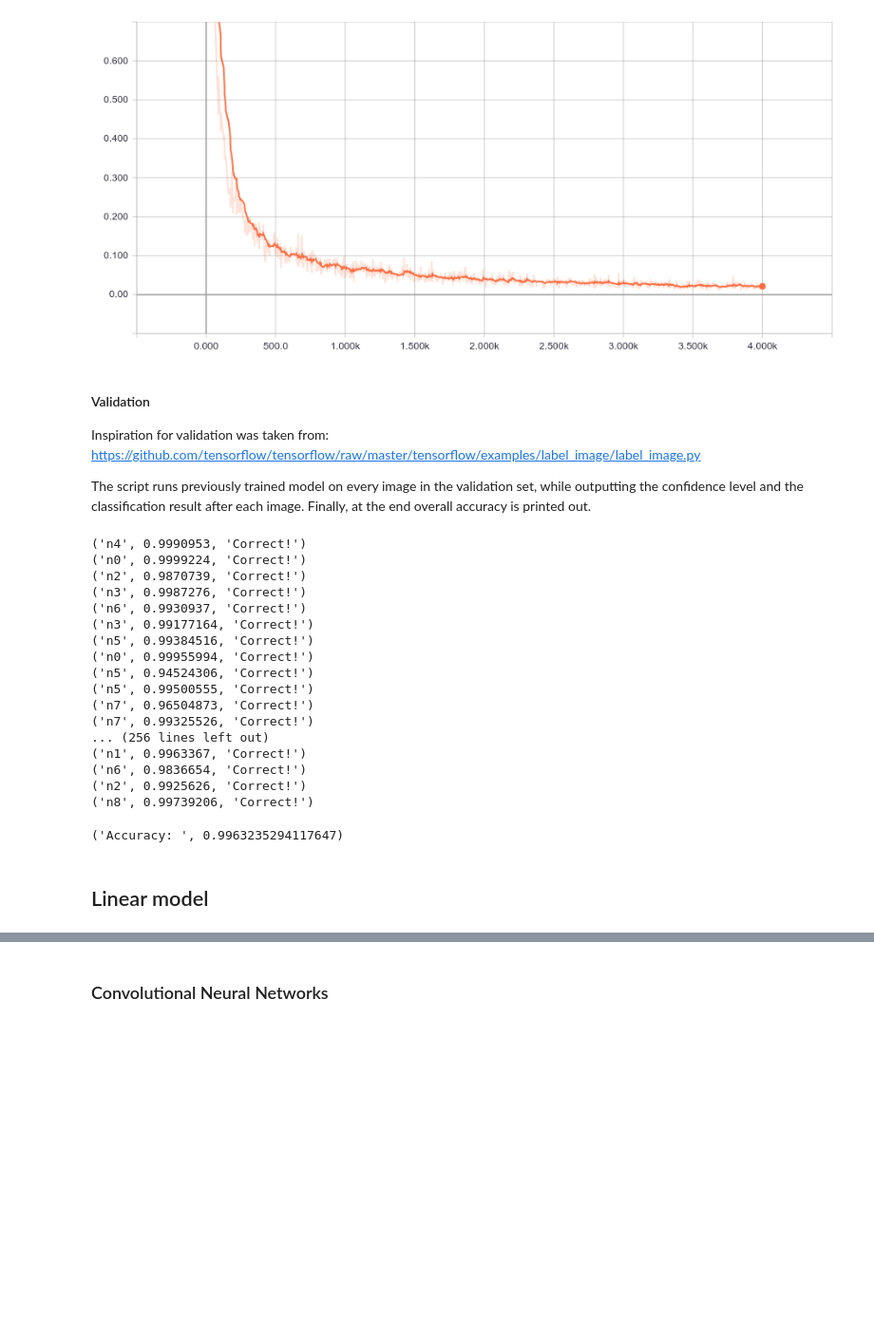
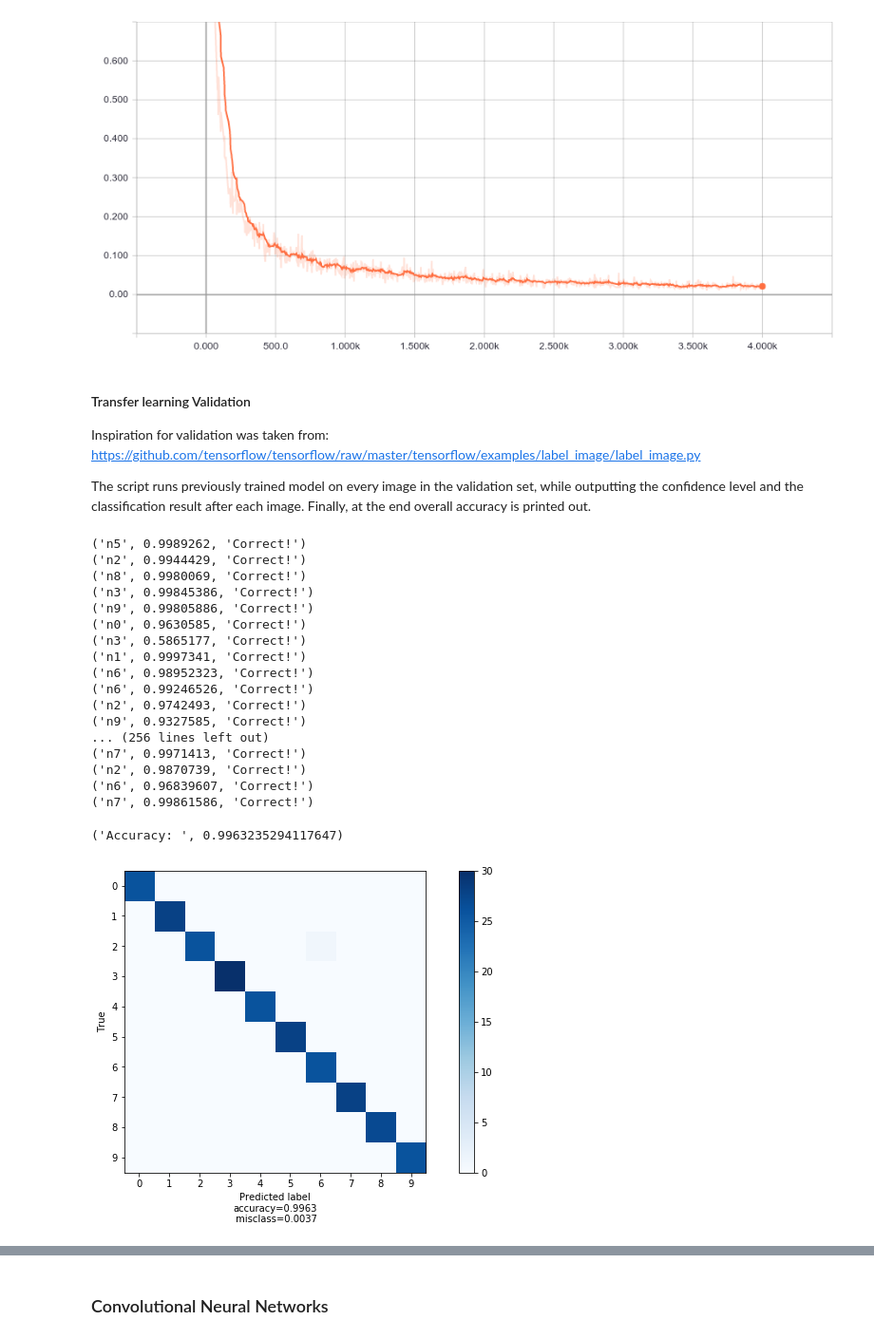
Before and after one commit to Rokasl/DeepLearning-10monkeys, a Jupyter notebook: main.ipynb, the cells around one changed output, grey strips where cells are left out. Shown: that part at 95% size. Cells and saved outputs as stored; diff of their text form; code cells hidden in the pictures; blank space fills up the shorter version.

```diff
--- a/main.ipynb
+++ b/main.ipynb
@@ -243,7 +244,7 @@ Image("./retrained_model/image_graphs/cross_entropy.png")
 # %% [output]
 [figure]
 # %% [markdown]
-#### Validation
+#### Transfer learning Validation
 
 Inspiration for validation was taken from: https://github.com/tensorflow/tensorflow/raw/master/tensorflow/examples/label_image/label_image.py
 
@@ -299,6 +300,7 @@ labels = load_labels(label_file)
 #shuffle test dataframe
 test_Tlearning = test.sample(frac=1)
 correct = 0
+preds = []
 for index, row in test_Tlearning.iterrows():
     t = read_tensor_from_image_file(row["path"])
 
@@ -310,33 +312,53 @@ for index, row in test_Tlearning.iterrows():
 
     top_k = results.argsort()[-1:][::-1]
     for i in top_k:
+        preds.append(labels[i])
         if (labels[i] == row["labels"]):
             print(labels[i], results[i], "Correct!")
             correct = correct + 1
         else:
-            print(labels[i], results[i], "False! -Correct was: " + row["labels"] + " Path: " + row["path"])
+            print(labels[i], results[i], "False! -Correct was: ", row["labels"], " Path: ", row["path"])
 # %% [output]
-('n4', 0.9990953, 'Correct!')
-('n0', 0.9999224, 'Correct!')
+('n5', 0.9989262, 'Correct!')
+('n2', 0.9944429, 'Correct!')
+('n8', 0.9980069, 'Correct!')
+('n3', 0.99845386, 'Correct!')
+('n9', 0.99805886, 'Correct!')
+('n0', 0.9630585, 'Correct!')
+('n3', 0.5865177, 'Correct!')
+('n1', 0.9997341, 'Correct!')
+('n6', 0.98952323, 'Correct!')
+('n6', 0.99246526, 'Correct!')
+('n2', 0.9742493, 'Correct!')
+('n9', 0.9327585, 'Correct!')
+... (256 lines left out)
+('n7', 0.9971413, 'Correct!')
 ('n2', 0.9870739, 'Correct!')
-('n3', 0.9987276, 'Correct!')
-('n6', 0.9930937, 'Correct!')
-('n3', 0.99177164, 'Correct!')
-('n5', 0.99384516, 'Correct!')
-('n0', 0.99955994, 'Correct!')
-('n5', 0.94524306, 'Correct!')
-('n5', 0.99500555, 'Correct!')
-('n7', 0.96504873, 'Correct!')
-('n7', 0.99325526, 'Correct!')
-... (256 lines left out)
-('n1', 0.9963367, 'Correct!')
-('n6', 0.9836654, 'Correct!')
-('n2', 0.9925626, 'Correct!')
-('n8', 0.99739206, 'Correct!')
+('n6', 0.96839607, 'Correct!')
+('n7', 0.99861586, 'Correct!')
 # %%
-acc = correct / len(test)
+acc = correct / len(test_Tlearning)
 print("Accuracy: ", acc)
 # %% [output]
 ('Accuracy: ', 0.9963235294117647)
-# %% [markdown]
-## Linear model
+# %%
+cls_true = test_Tlearning['labels']
+
+cls_pred = preds
+
+cm = metrics.confusion_matrix(y_true=cls_true,
+                          y_pred=cls_pred)
+plt.figure(figsize=(10,5))
+plt.imshow(cm, interpolation='nearest', cmap=plt.cm.Blues)
+
+plt.tight_layout()
+plt.colorbar()
+tick_marks = np.arange(10)
+plt.xticks(tick_marks, range(10))
+plt.yticks(tick_marks, range(10))
+plt.xlabel("Predicted label\naccuracy={:0.4f}\n misclass={:0.4f}".format(acc, 1-acc))
+plt.ylabel('True')
+
+plt.show()
+# %% [output]
+[figure, added]
```
Also changed, not shown: parts of 15 cells of this notebook, 10 other files.
